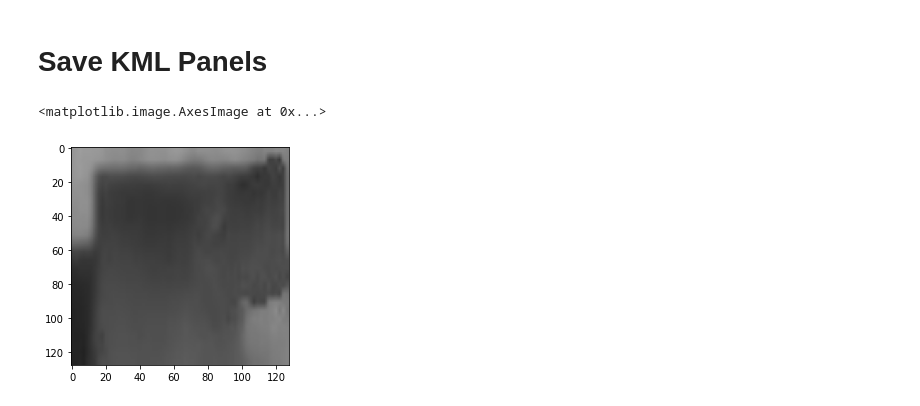
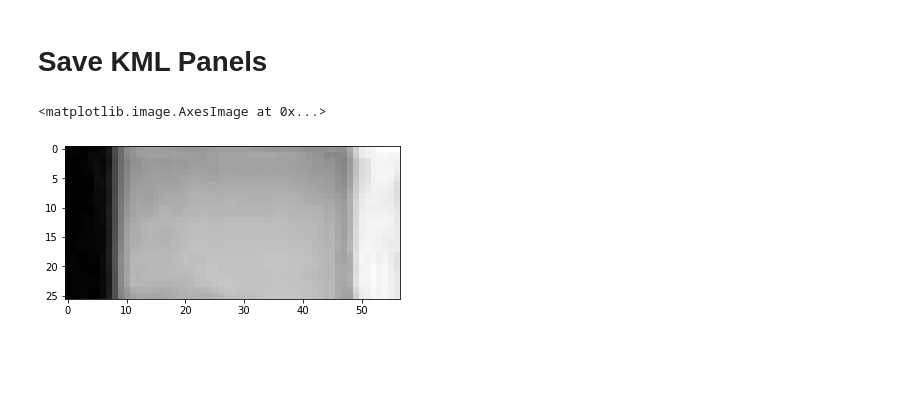
Before and after one commit to RentadroneCL/Photovoltaic_Fault_Detector, a Jupyter notebook: GPS_Panel/ClassifierPanel_KML.ipynb, the cells around one changed output. Saved outputs shown, nothing was run; the diff lists cells and outputs as text; code cells hidden in the pictures; blank space fills up the shorter version.

```diff
--- a/GPS_Panel/ClassifierPanel_KML.ipynb
+++ b/GPS_Panel/ClassifierPanel_KML.ipynb
@@ -87,6 +152,6 @@ kml.save(path_kml_panel)
 print('Listo')
-# %%
-plt.imshow(Im.astype(int))
-# %% [output]
-<matplotlib.image.AxesImage at 0x...>
-[figure, removed]
+# %%
+plt.imshow(GR_T.raster.data[0,Points[0][1] : Points[2][1], Points[0][0]: Points[2][0]].astype(int), cmap = 'gray')
+# %% [output]
+<matplotlib.image.AxesImage at 0x...>
+[figure, added]
```
Also changed, not shown: parts of 9 cells of this notebook, 5 other files.
